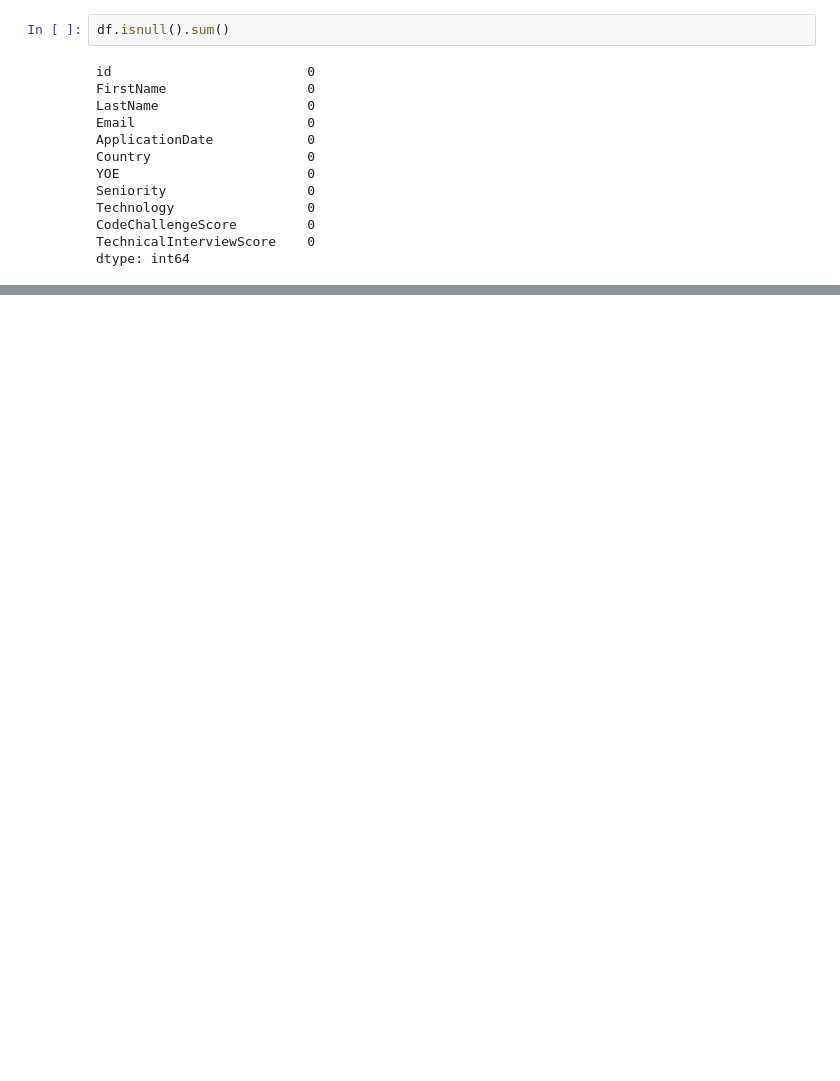
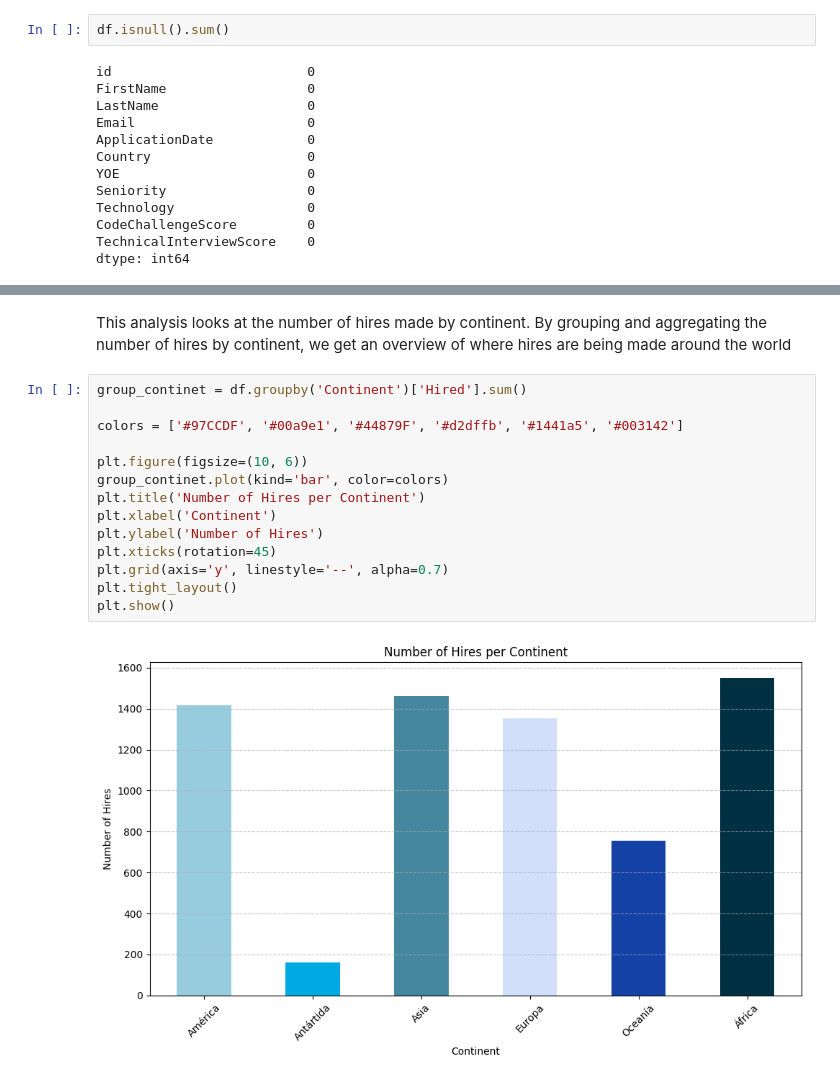
Before and after one commit to MarianaMera12/Workshop-1, a Jupyter notebook: EDA.ipynb, the cells around one changed output, grey strips where cells are left out. Saved outputs shown, nothing was run; the diff lists cells and outputs as text; blank space fills up the shorter version.

```diff
--- a/EDA.ipynb
+++ b/EDA.ipynb
@@ -442,0 +424,18 @@ plt.show()
+# %% [markdown]
+This analysis looks at the number of hires made by continent. By grouping and aggregating the number of hires by continent, we get an overview of where hires are being made around the world
+# %%
+group_continet = df.groupby('Continent')['Hired'].sum()
+
+colors = ['#97CCDF', '#00a9e1', '#44879F', '#d2dffb', '#1441a5', '#003142']
+
+plt.figure(figsize=(10, 6))
+group_continet.plot(kind='bar', color=colors)
+plt.title('Number of Hires per Continent')
+plt.xlabel('Continent')
+plt.ylabel('Number of Hires')
+plt.xticks(rotation=45)
+plt.grid(axis='y', linestyle='--', alpha=0.7)
+plt.tight_layout()
+plt.show()
+# %% [output]
+[figure, added]
```
Also changed, not shown: parts of 103 cells of this notebook, 3 other files.
